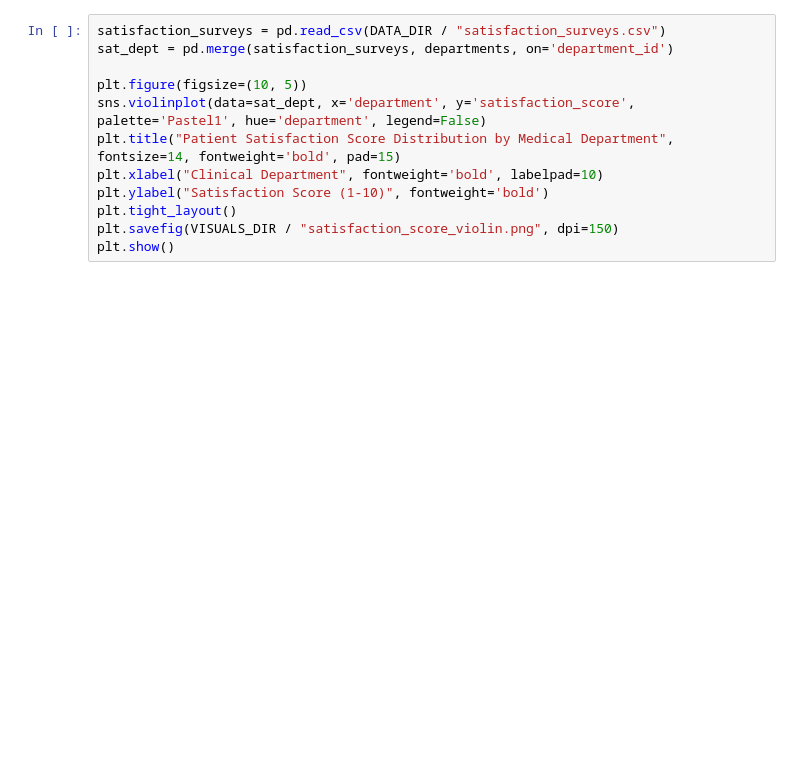
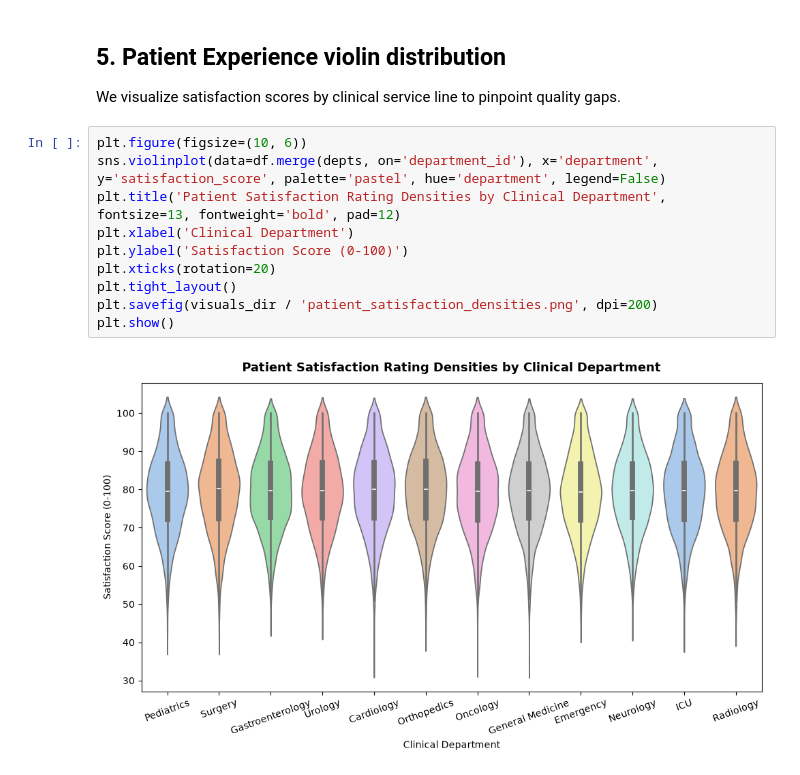
Before and after one commit to ravi020410/healthcare-operations-analytics, a Jupyter notebook: notebooks/04_visualization.ipynb, the cells around one changed output. Cells and saved outputs as stored; diff of their text form; blank space fills up the shorter version.

```diff
--- a/notebooks/04_visualization.ipynb
+++ b/notebooks/04_visualization.ipynb
@@ -68,12 +72,15 @@ Let's visualize patient satisfaction surveys across departments to identify pote
+# %% [markdown]
+## 5. Patient Experience violin distribution
+We visualize satisfaction scores by clinical service line to pinpoint quality gaps.
 # %%
-satisfaction_surveys = pd.read_csv(DATA_DIR / "satisfaction_surveys.csv")
-sat_dept = pd.merge(satisfaction_surveys, departments, on='department_id')
-
-plt.figure(figsize=(10, 5))
-sns.violinplot(data=sat_dept, x='department', y='satisfaction_score', palette='Pastel1', hue='department', legend=False)
-plt.title("Patient Satisfaction Score Distribution by Medical Department", fontsize=14, fontweight='bold', pad=15)
-plt.xlabel("Clinical Department", fontweight='bold', labelpad=10)
-plt.ylabel("Satisfaction Score (1-10)", fontweight='bold')
+plt.figure(figsize=(10, 6))
+sns.violinplot(data=df.merge(depts, on='department_id'), x='department', y='satisfaction_score', palette='pastel', hue='department', legend=False)
+plt.title('Patient Satisfaction Rating Densities by Clinical Department', fontsize=13, fontweight='bold', pad=12)
+plt.xlabel('Clinical Department')
+plt.ylabel('Satisfaction Score (0-100)')
+plt.xticks(rotation=20)
 plt.tight_layout()
-plt.savefig(VISUALS_DIR / "satisfaction_score_violin.png", dpi=150)
+plt.savefig(visuals_dir / 'patient_satisfaction_densities.png', dpi=200)
 plt.show()
+# %% [output]
+[figure, added]
```
Also changed, not shown: parts of 15 cells of this notebook, 12 other files.
